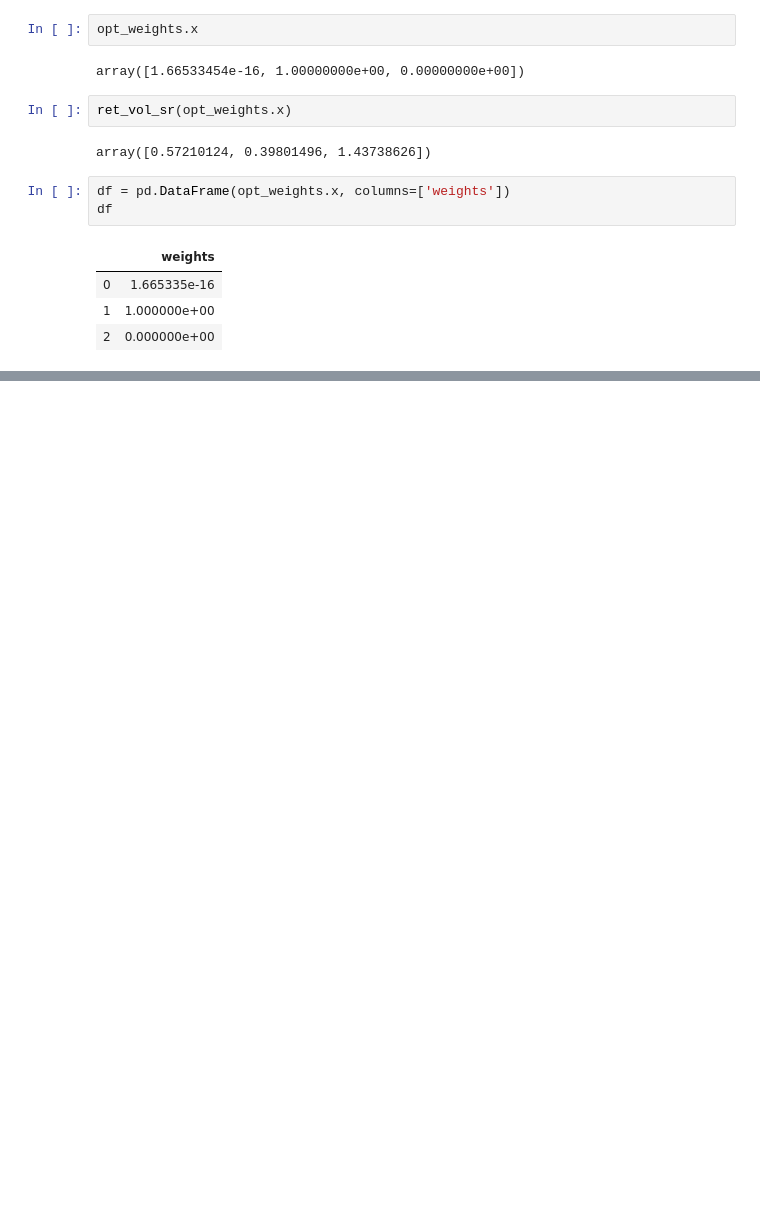
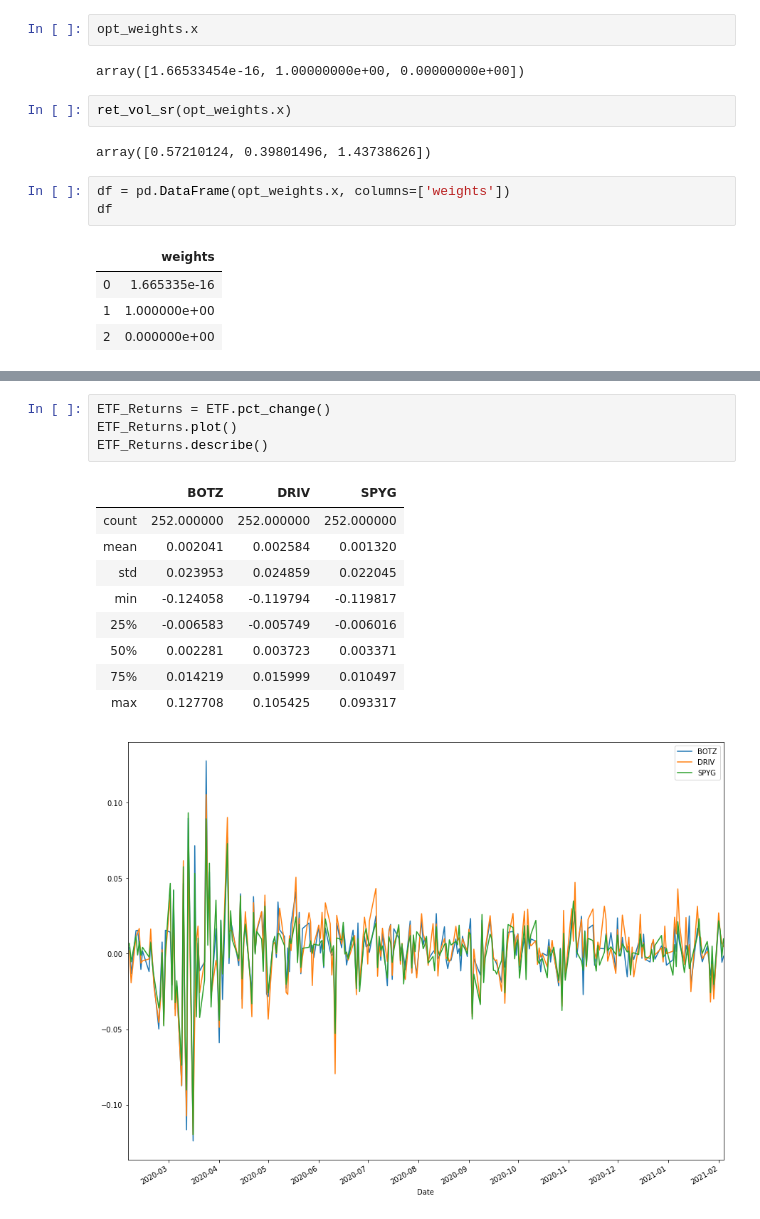
Before and after one commit to shiyu-hua/financial-modeling-project, a Jupyter notebook: financial modeling with ETFs.ipynb, the cells around one changed output, grey strips where cells are left out. Saved outputs shown, nothing was run; the diff lists cells and outputs as text; blank space fills up the shorter version.

```diff
--- a/financial modeling with ETFs.ipynb
+++ b/financial modeling with ETFs.ipynb
@@ -237,0 +291,15 @@ df
+# %%
+ETF_Returns = ETF.pct_change()
+ETF_Returns.plot()
+ETF_Returns.describe()
+# %% [output]
+|  | BOTZ | DRIV | SPYG |
+| count | 252.000000 | 252.000000 | 252.000000 |
+| mean | 0.002041 | 0.002584 | 0.001320 |
+| std | 0.023953 | 0.024859 | 0.022045 |
+| min | -0.124058 | -0.119794 | -0.119817 |
+| 25% | -0.006583 | -0.005749 | -0.006016 |
+| 50% | 0.002281 | 0.003723 | 0.003371 |
+| 75% | 0.014219 | 0.015999 | 0.010497 |
+| max | 0.127708 | 0.105425 | 0.093317 |
+[figure, added]
```
Also changed, not shown: parts of 10 cells of this notebook.
